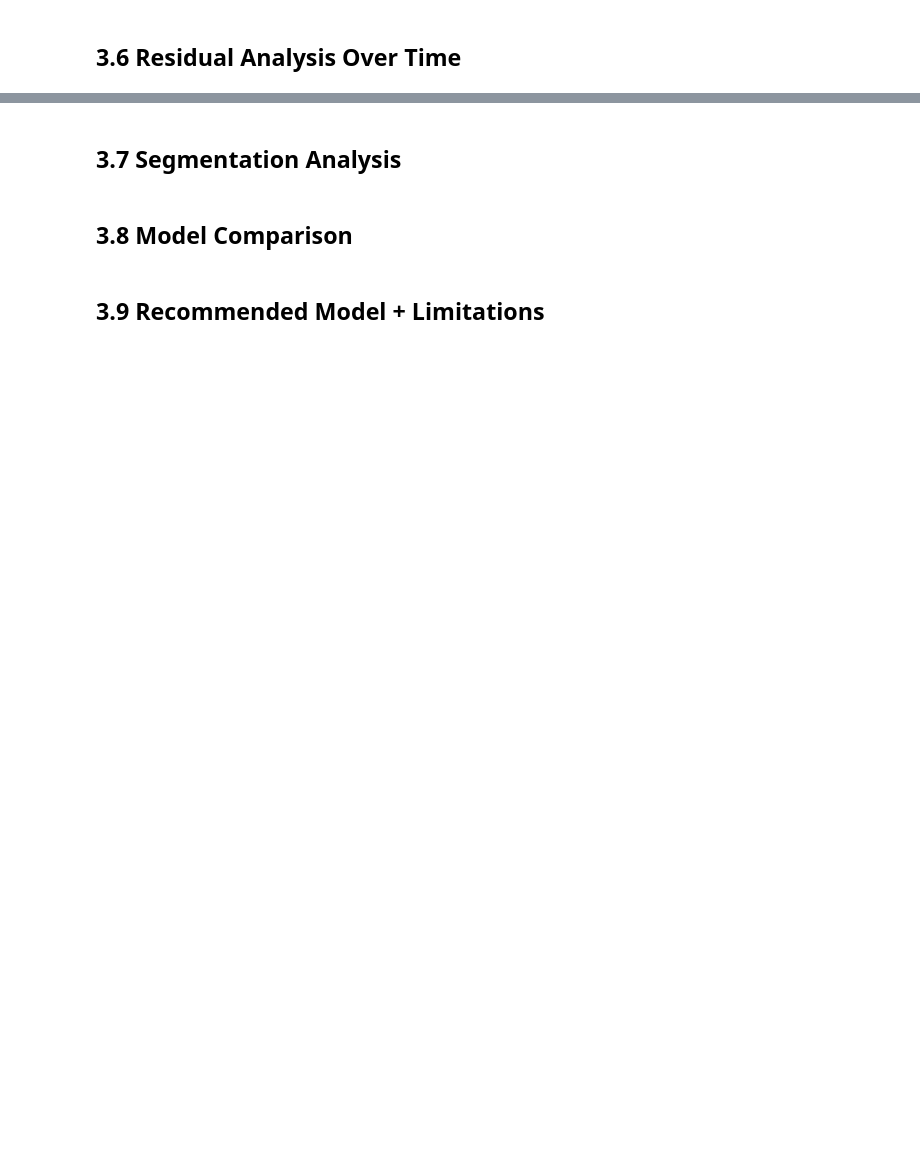
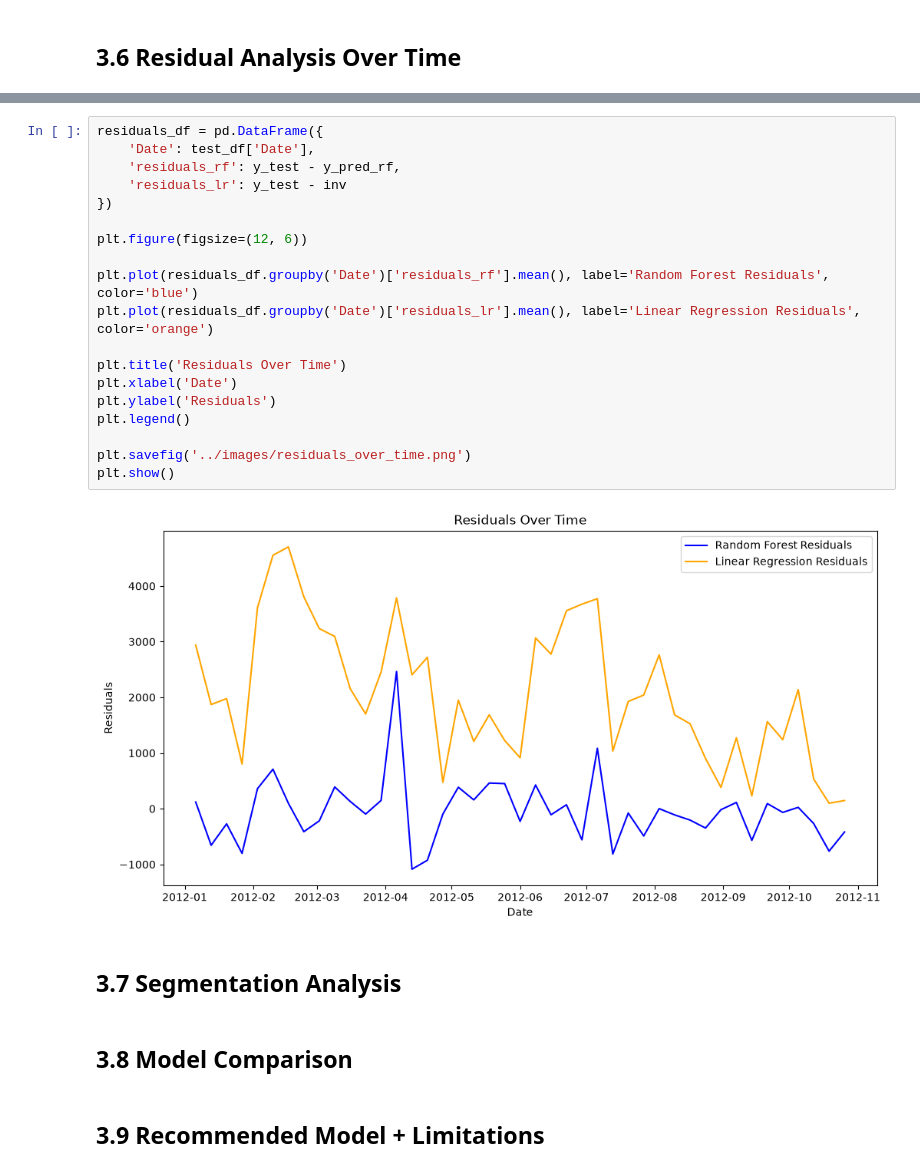
Before and after one commit to joshuasim/time-series-forecasting, a Jupyter notebook: notebooks/03_modeling_and_evaluation.ipynb, the cells around one changed output, grey strips where cells are left out. Saved outputs shown, nothing was run; the diff lists cells and outputs as text; blank space fills up the shorter version.

Commit message:
residual analysis over time, WIP: bottom markdown

```diff
--- a/notebooks/03_modeling_and_evaluation.ipynb
+++ b/notebooks/03_modeling_and_evaluation.ipynb
@@ -184,3 +192,24 @@ The dominate feature is `lag_52_log` (~0.44). The lag features take up more the
+# %%
+residuals_df = pd.DataFrame({
+    'Date': test_df['Date'],
+    'residuals_rf': y_test - y_pred_rf,
+    'residuals_lr': y_test - inv
+})
+
+plt.figure(figsize=(12, 6))
+
+plt.plot(residuals_df.groupby('Date')['residuals_rf'].mean(), label='Random Forest Residuals', color='blue')
+plt.plot(residuals_df.groupby('Date')['residuals_lr'].mean(), label='Linear Regression Residuals', color='orange')
+
+plt.title('Residuals Over Time')
+plt.xlabel('Date')
+plt.ylabel('Residuals')
+plt.legend()
+
+plt.savefig('../images/residuals_over_time.png')
+plt.show()
+# %% [output]
+[figure, added]
 # %% [markdown]
 ## 3.7 Segmentation Analysis
 # %% [markdown]
```
Also changed, not shown: parts of 2 cells of this notebook, 1 other file.
